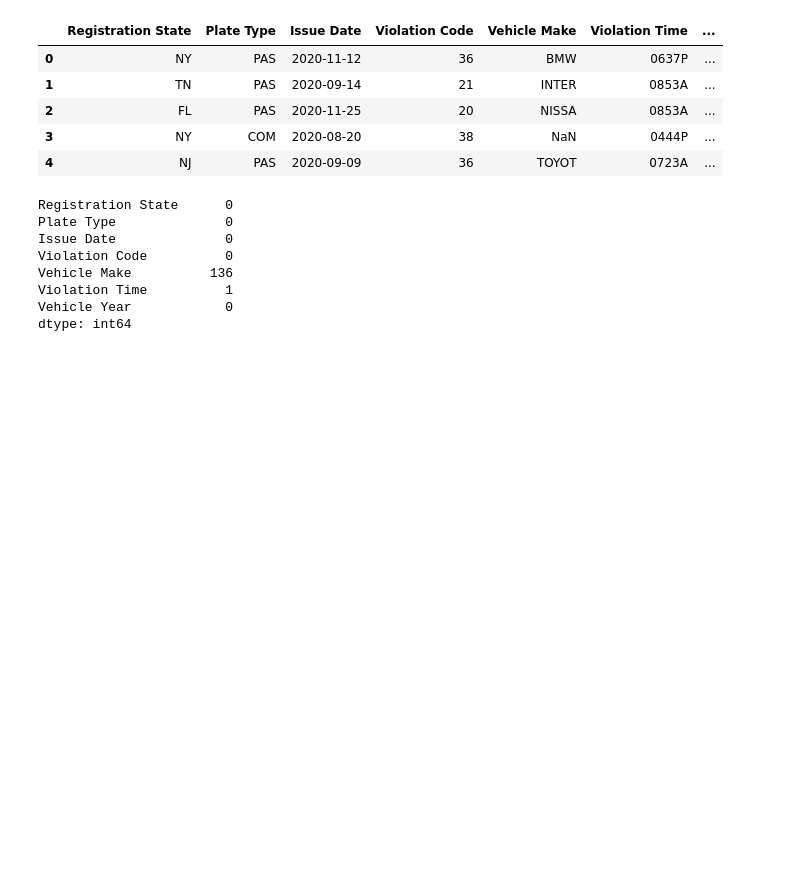
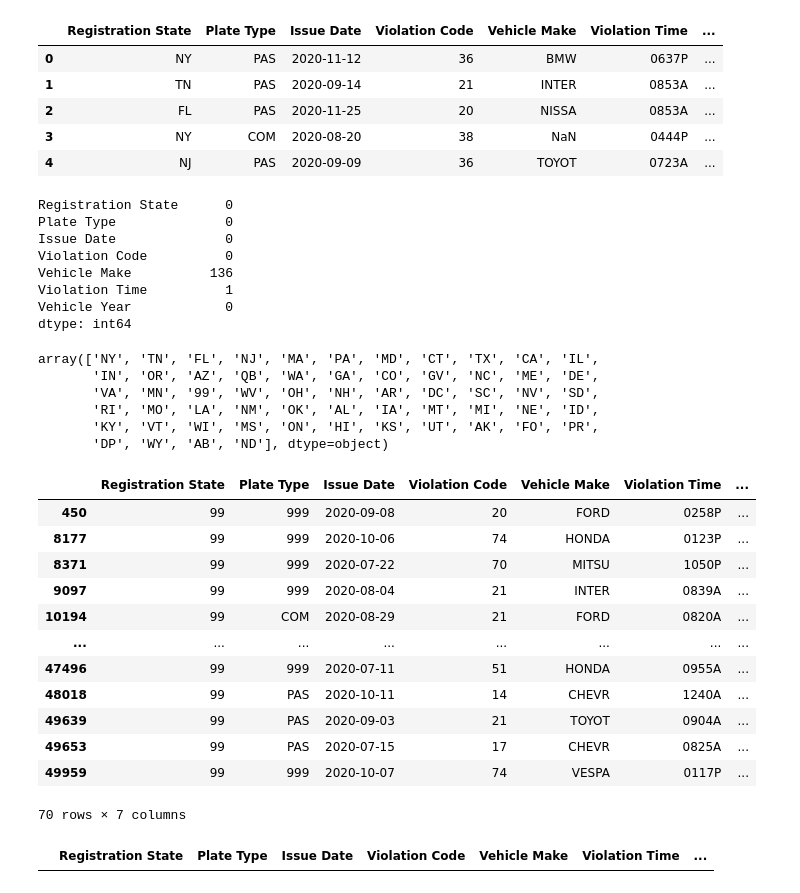
Before and after one commit to pedrohortencio/data-analysis-projects, a Jupyter notebook: NYC Parking Violations/NYC_Parking_Violations.ipynb, the cells around one changed output. Drawn from its saved outputs; the diff is of its cells as text; code cells hidden in the pictures; blank space fills up the shorter version.

Commit message:
feat: remove missing values and inconsistencies in the data

```diff
--- a/NYC Parking Violations/NYC_Parking_Violations.ipynb
+++ b/NYC Parking Violations/NYC_Parking_Violations.ipynb
@@ -117,3 +117,32 @@ Vehicle Make          136
 Violation Time          1
 Vehicle Year            0
 dtype: int64
+# %%
+# Inspecting the 'Registration State' column
+df["Registration State"].unique()
+# The '99' entry doesn't mean anything and it's possible a missing value.
+# %% [output]
+array(['NY', 'TN', 'FL', 'NJ', 'MA', 'PA', 'MD', 'CT', 'TX', 'CA', 'IL',
+       'IN', 'OR', 'AZ', 'QB', 'WA', 'GA', 'CO', 'GV', 'NC', 'ME', 'DE',
+       'VA', 'MN', '99', 'WV', 'OH', 'NH', 'AR', 'DC', 'SC', 'NV', 'SD',
+       'RI', 'MO', 'LA', 'NM', 'OK', 'AL', 'IA', 'MT', 'MI', 'NE', 'ID',
+       'KY', 'VT', 'WI', 'MS', 'ON', 'HI', 'KS', 'UT', 'AK', 'FO', 'PR',
+       'DP', 'WY', 'AB', 'ND'], dtype=object)
+# %%
+# Examining the rows where "Registration State" is 99 we can see that the "Plate Type"
+# also has a missing value entry: '999'
+df[df['Registration State'] == "99"]
+# %% [output]
+|  | Registration State | Plate Type | Issue Date | Violation Code | Vehicle Make | Violation Time | ... |
+| 450 | 99 | 999 | 2020-09-08 | 20 | FORD | 0258P | ... |
+| 8177 | 99 | 999 | 2020-10-06 | 74 | HONDA | 0123P | ... |
+| 8371 | 99 | 999 | 2020-07-22 | 70 | MITSU | 1050P | ... |
+| 9097 | 99 | 999 | 2020-08-04 | 21 | INTER | 0839A | ... |
+| 10194 | 99 | COM | 2020-08-29 | 21 | FORD | 0820A | ... |
+| ... | ... | ... | ... | ... | ... | ... | ... |
+| 47496 | 99 | 999 | 2020-07-11 | 51 | HONDA | 0955A | ... |
+| 48018 | 99 | PAS | 2020-10-11 | 14 | CHEVR | 1240A | ... |
+| 49639 | 99 | PAS | 2020-09-03 | 21 | TOYOT | 0904A | ... |
+| 49653 | 99 | PAS | 2020-07-15 | 17 | CHEVR | 0825A | ... |
+| 49959 | 99 | 999 | 2020-10-07 | 74 | VESPA | 0117P | ... |
+70 rows × 7 columns
@@ -119,0 +156,5 @@ dtype: int64
+# %%
+# Sanity check
+df[df['Registration State'] == "99"]
+# %% [output]
+|  | Registration State | Plate Type | Issue Date | Violation Code | Vehicle Make | Violation Time | ... |
```
Also changed, not shown: parts of 12 cells of this notebook.
